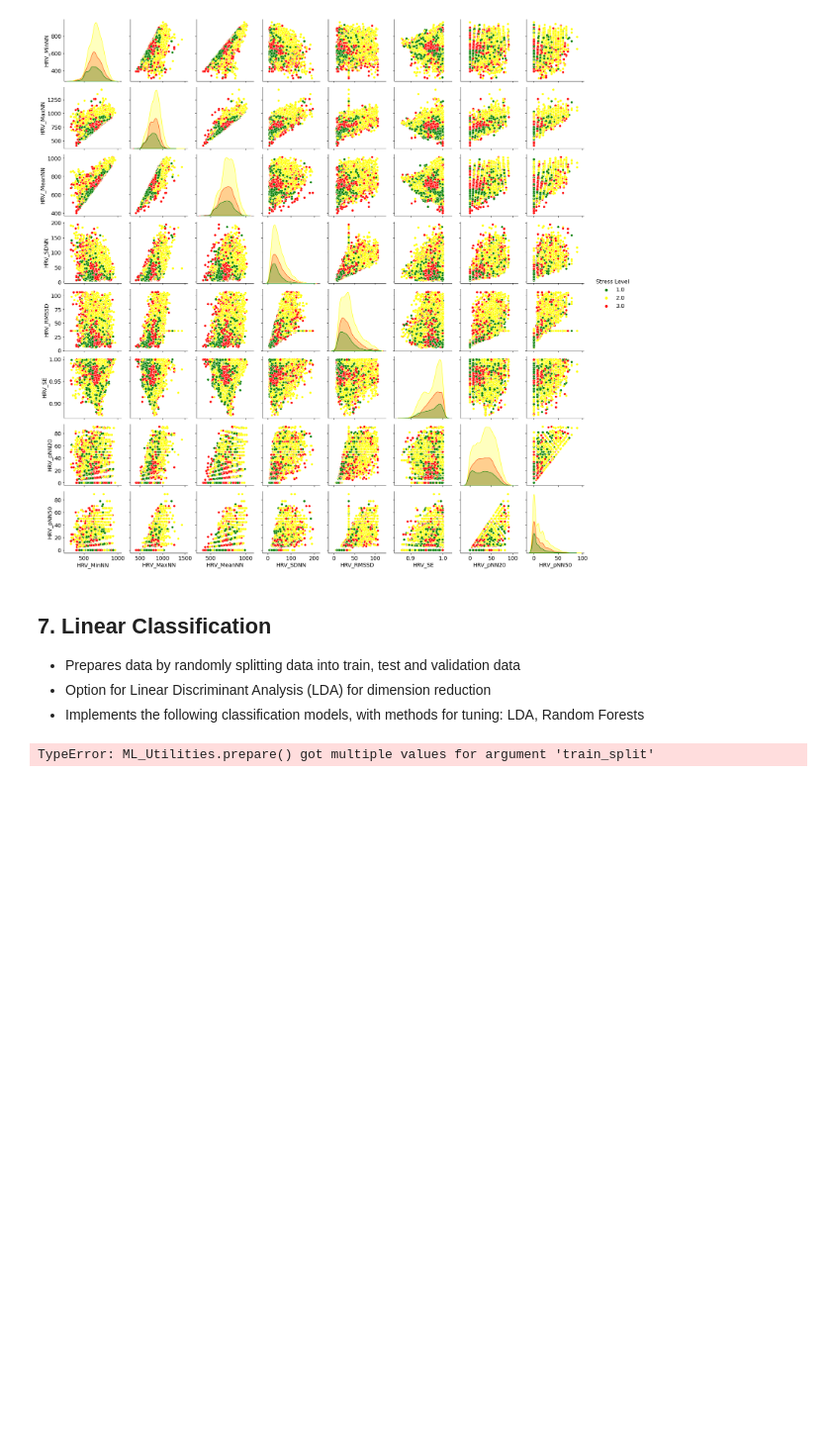
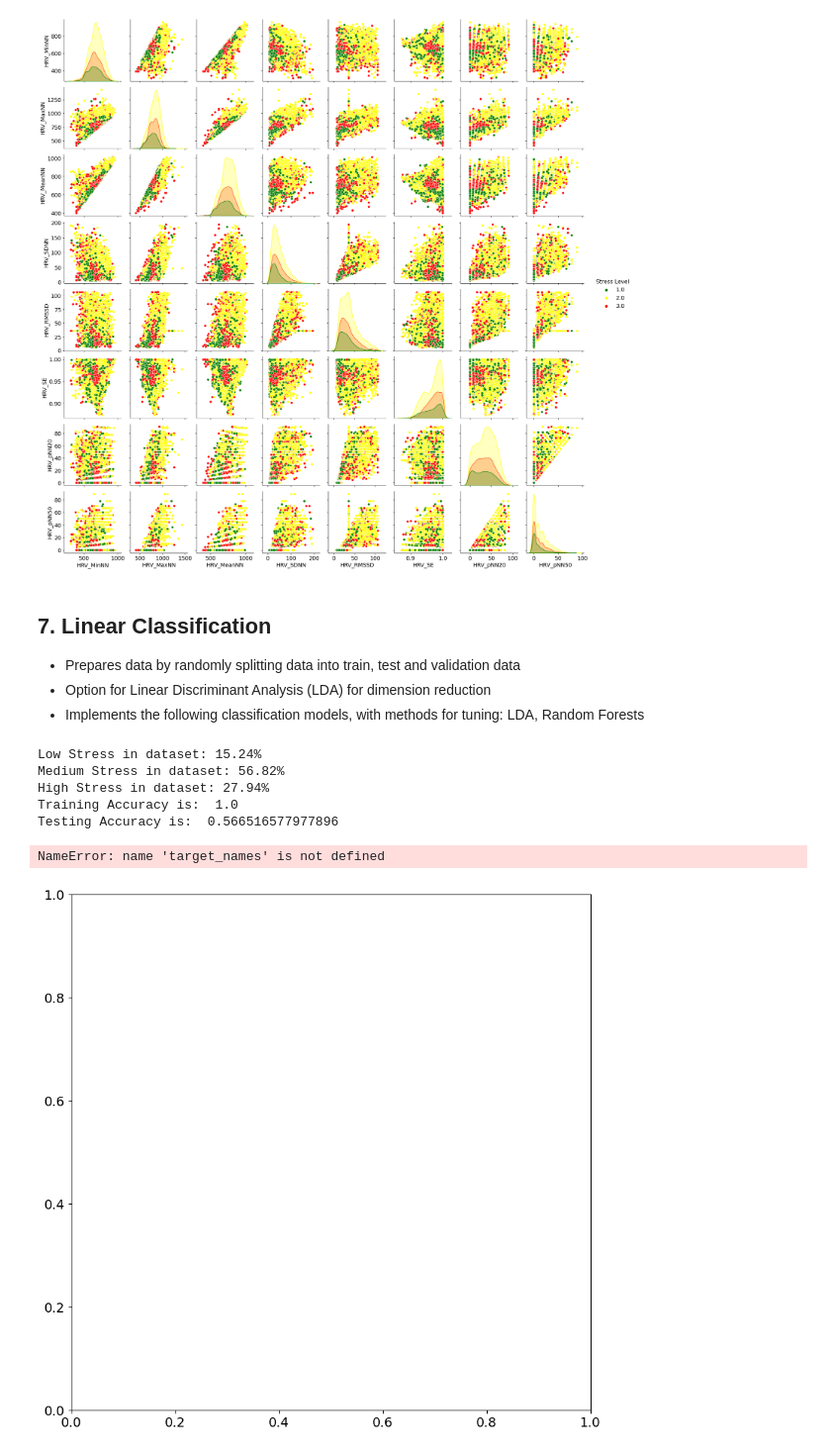
Before and after one commit to WillPowellUk/ECG-Stress-Classifier, a Jupyter notebook: ECG-Stress-Classifier 2.ipynb, the cells around one changed output. Shown at 99% size. Drawn from its saved outputs; the diff is of its cells as text; code cells hidden in the pictures; blank space fills up the shorter version.

Commit message:
Confusion matrices and RF classifier working (bad)

```diff
--- a/ECG-Stress-Classifier 2.ipynb
+++ b/ECG-Stress-Classifier 2.ipynb
@@ -492,12 +491,15 @@ Generating plot...
 # %%
 # Utilities for preparing and evaluating classification
 class ML_Utilities():
-    def __init__(self):
-        pass
-
-
     # randomizes, standardizes, and splits into test and training data.
     def prepare(selected_features_ECG:pd.DataFrame, train_split:float, validation_split:float, LDA_dimension_reduction:bool=False):
+        low = selected_features_ECG['Stress Level'].value_counts()[1.0]/len(selected_features_ECG['Stress Level'])*100
+        print(f'Low Stress in dataset: {low:.2f}%')
+        medium = selected_features_ECG['Stress Level'].value_counts()[2.0]/len(selected_features_ECG['Stress Level'])*100
+        print(f'Medium Stress in dataset: {medium:.2f}%')
+        high = selected_features_ECG['Stress Level'].value_counts()[3.0]/len(selected_features_ECG['Stress Level'])*100
+        print(f'High Stress in dataset: {high:.2f}%')
+
         label = selected_features_ECG['Stress Level']
         features = selected_features_ECG.loc[:, selected_features_ECG.columns != 'Stress Level']
 
@@ -521,8 +523,14 @@ class ML_Utilities():
 
 
     def plot_confustion_matrix(y_test, y_pred):
-        # Confusion Matrix
-        ConfusionMatrixDisplay.from_predictions(y_test, y_pred, display_labels=['Negative', 'Positive'])
+        cm = confusion_matrix(y_test, y_pred)
+        # Normalise
+        cmn = cm.astype('float') / cm.sum(axis=1)[:, np.newaxis]
+        fig, ax = plt.subplots(figsize=(10,10))
+        sns.heatmap(cmn, annot=True, fmt='.2f', xticklabels=target_names, yticklabels=target_names)
+        plt.ylabel('Actual')
+        plt.xlabel('Predicted')
+        plt.show(block=False)
 # %%
 # Define LinearML method, which implements different linear classification methods
 class Linear_ML():
@@ -577,7 +585,7 @@ class Linear_ML():
         # Accuracy on Train
         print("Testing Accuracy is: ", rf.score(self.X_test, self.y_test))
 
-        self.plot_confustion_matrix()
+        ML_Utilities.plot_confustion_matrix(self.y_test, self.y_pred)
 
 
         # main method to conduct LDA
@@ -589,11 +597,16 @@ class Linear_ML():
         classification_types.get(classification_type, lambda: print("Invalid model. Please enter LDA, RF"))()
 # %%
 selected_features_ECG = Utilities.load_dataframe('Data/Spider/Dataframes/Feature Selected.csv')
-mlu = ML_Utilities()
 
-X_test, y_test, X_train, y_train, X_valid, y_valid = mlu.prepare(selected_features_ECG, train_split=0.70, validation_split=0.50)
+X_test, y_test, X_train, y_train, X_valid, y_valid = ML_Utilities.prepare(selected_features_ECG, train_split=0.70, validation_split=0.50)
 
 lml = Linear_ML(X_test, y_test, X_train, y_train, X_valid, y_valid)
-lml.rf_tuner()
+lml.rf_classifier()
 # %% [output]
-TypeError: ML_Utilities.prepare() got multiple values for argument 'train_split'
+Low Stress in dataset: 15.24%
+Medium Stress in dataset: 56.82%
+High Stress in dataset: 27.94%
+Training Accuracy is:  1.0
+Testing Accuracy is:  0.566516577977896
+NameError: name 'target_names' is not defined
+[figure, added]
```
Also changed, not shown: parts of 1 cell of this notebook.
